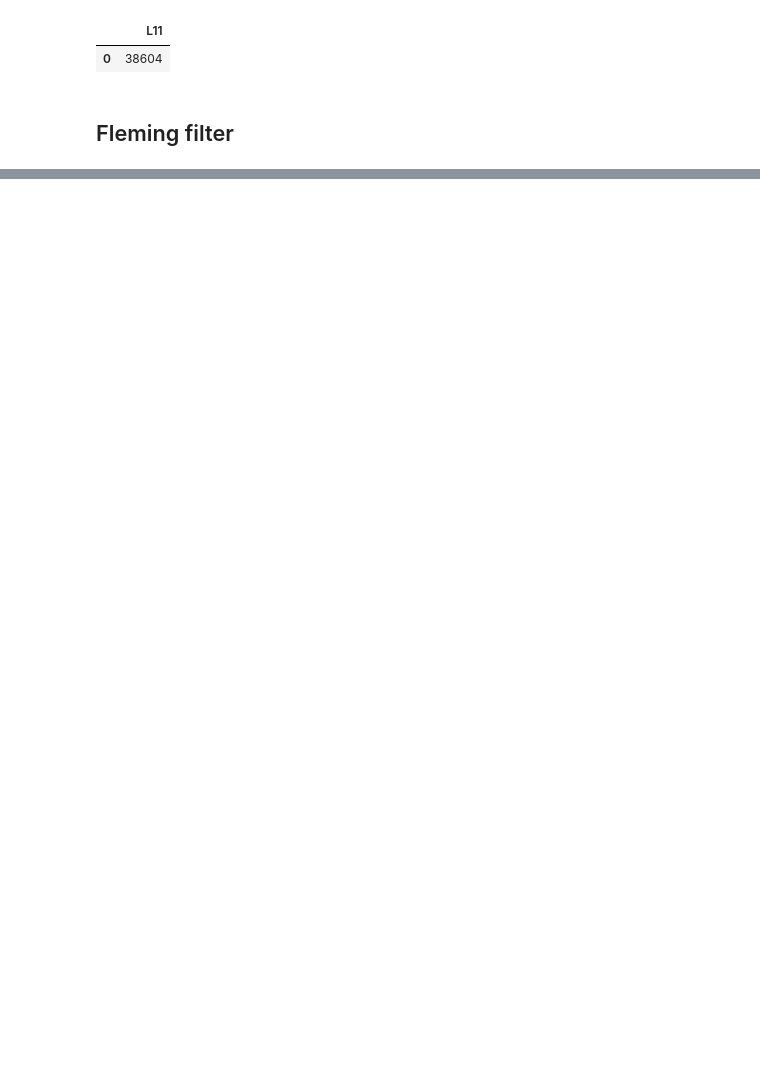
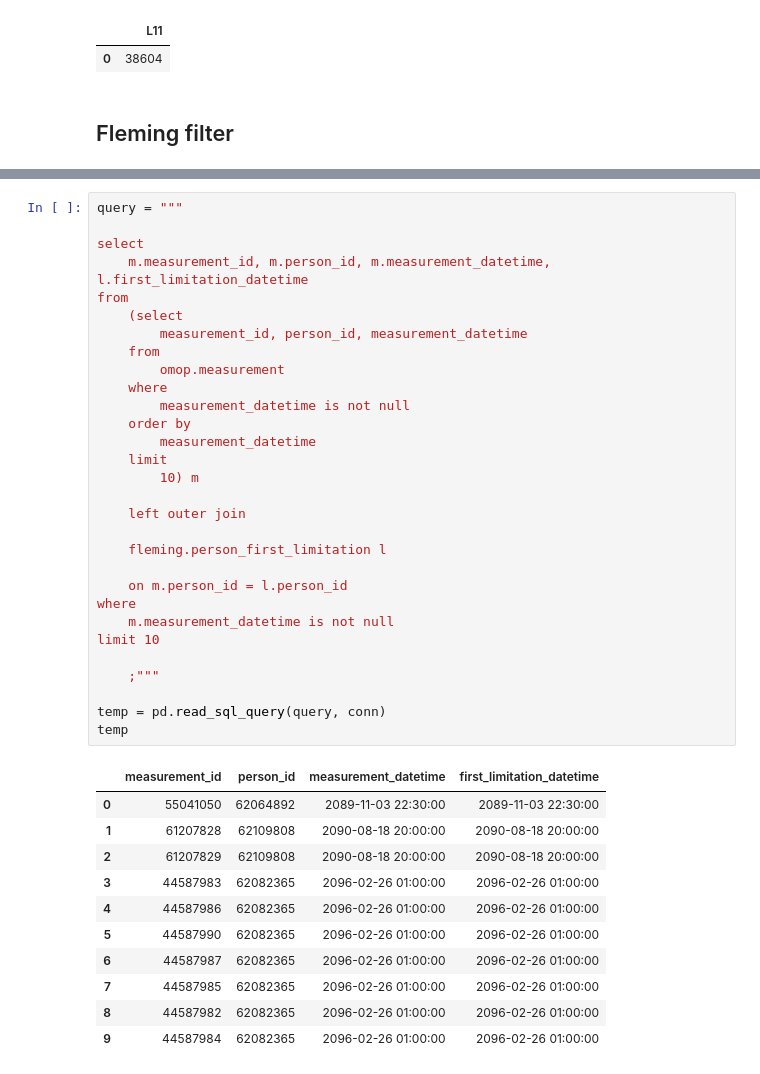
Before and after one commit to dataforgoodfr/batch4_diafoirus_fleming, a Jupyter notebook: omop_eda.ipynb, the cells around one changed output, grey strips where cells are left out. Cells and saved outputs as stored; diff of their text form; blank space fills up the shorter version.

```diff
--- a/omop_eda.ipynb
+++ b/omop_eda.ipynb
@@ -587,0 +674,42 @@ temp
+# %%
+query = """
+
+select
+    m.measurement_id, m.person_id, m.measurement_datetime, l.first_limitation_datetime
+from
+    (select
+        measurement_id, person_id, measurement_datetime
+    from
+        omop.measurement
+    where
+        measurement_datetime is not null
+    order by
+        measurement_datetime
+    limit
+        10) m
+
+    left outer join
+
+    fleming.person_first_limitation l
+
+    on m.person_id = l.person_id
+where
+    m.measurement_datetime is not null
+limit 10
+
+    ;"""
+
+temp = pd.read_sql_query(query, conn)
+temp
+# %% [output]
+|  | measurement_id | person_id | measurement_datetime | first_limitation_datetime |
+| 0 | 55041050 | 62064892 | 2089-11-03 22:30:00 | 2089-11-03 22:30:00 |
+| 1 | 61207828 | 62109808 | 2090-08-18 20:00:00 | 2090-08-18 20:00:00 |
+| 2 | 61207829 | 62109808 | 2090-08-18 20:00:00 | 2090-08-18 20:00:00 |
+| 3 | 44587983 | 62082365 | 2096-02-26 01:00:00 | 2096-02-26 01:00:00 |
+| 4 | 44587986 | 62082365 | 2096-02-26 01:00:00 | 2096-02-26 01:00:00 |
+| 5 | 44587990 | 62082365 | 2096-02-26 01:00:00 | 2096-02-26 01:00:00 |
+| 6 | 44587987 | 62082365 | 2096-02-26 01:00:00 | 2096-02-26 01:00:00 |
+| 7 | 44587985 | 62082365 | 2096-02-26 01:00:00 | 2096-02-26 01:00:00 |
+| 8 | 44587982 | 62082365 | 2096-02-26 01:00:00 | 2096-02-26 01:00:00 |
+| 9 | 44587984 | 62082365 | 2096-02-26 01:00:00 | 2096-02-26 01:00:00 |
```
Also changed, not shown: parts of 12 cells of this notebook.
